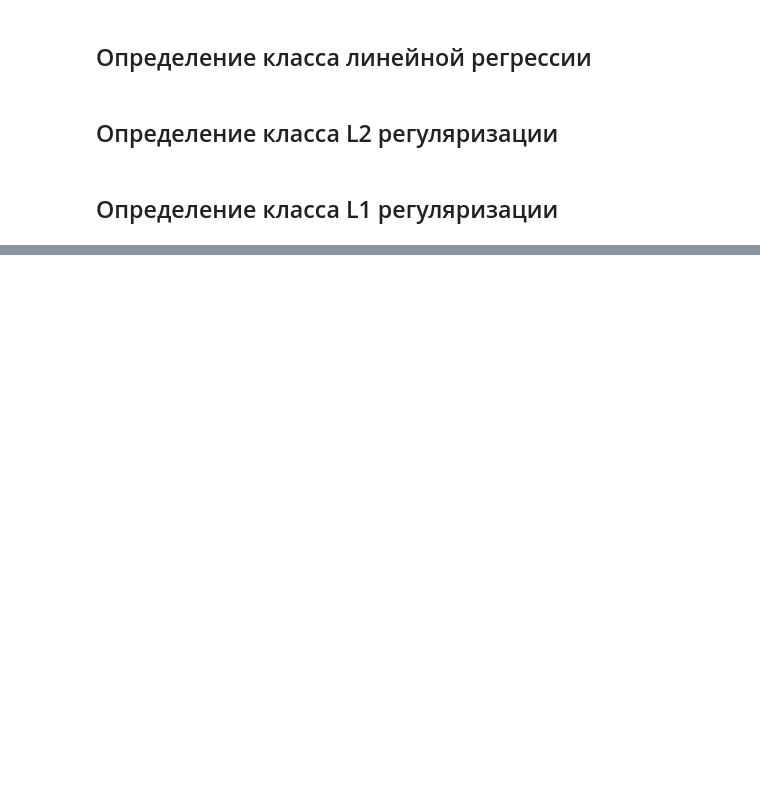
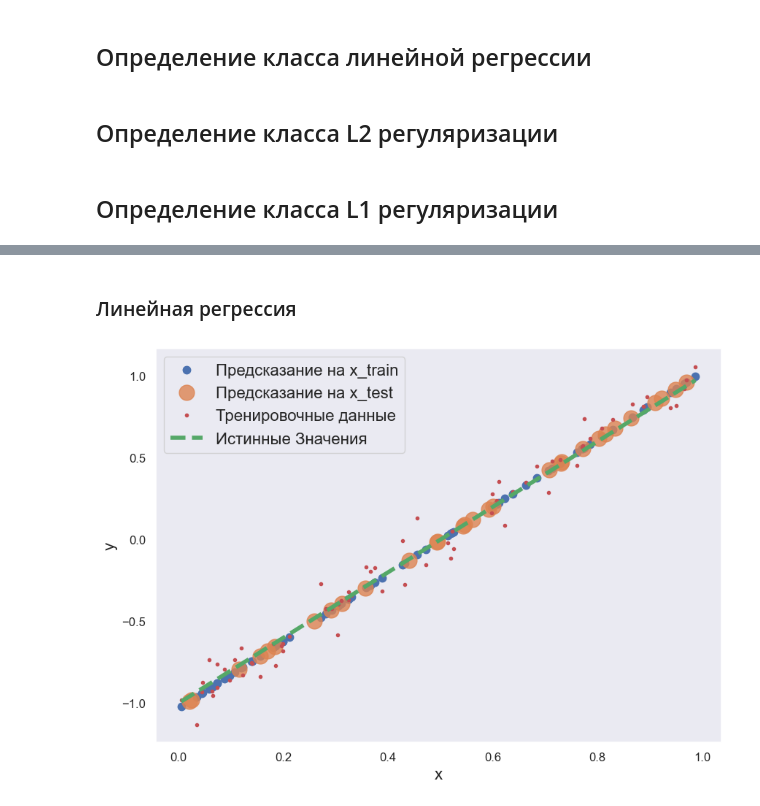
Before and after one commit to Losyash/mbml_hw, a Jupyter notebook: Math ML HW 2.ipynb, the cells around one changed output, grey strips where cells are left out. Drawn from its saved outputs; the diff is of its cells as text; code cells hidden in the pictures; blank space fills up the shorter version.

```diff
--- a/Math ML HW 2.ipynb
+++ b/Math ML HW 2.ipynb
@@ -330,0 +355,18 @@ vis_data(y, y_true,x, 'Нелинейная зависимость')
+# %% [markdown]
+### Линейная регрессия
+# %%
+linear_regression = LinearRegression(
+    learning_rate=0.1,
+    epochs=100,
+    batch_size=10,
+    n_batches=None
+)
+
+x1_train, y1_train, x1_test, y1_test = train_test_split(x1, y1, test_size=0.3)
+
+linear_regression.fit(x1_train, y1_train)
+
+fig  = plt.figure(figsize=(10, 7))
+plot_model_class(x1_train, y1_train, x1_test, x1, y1_true, linear_regression)
+# %% [output]
+[figure, added]
```
Also changed, not shown: parts of 62 cells of this notebook.
